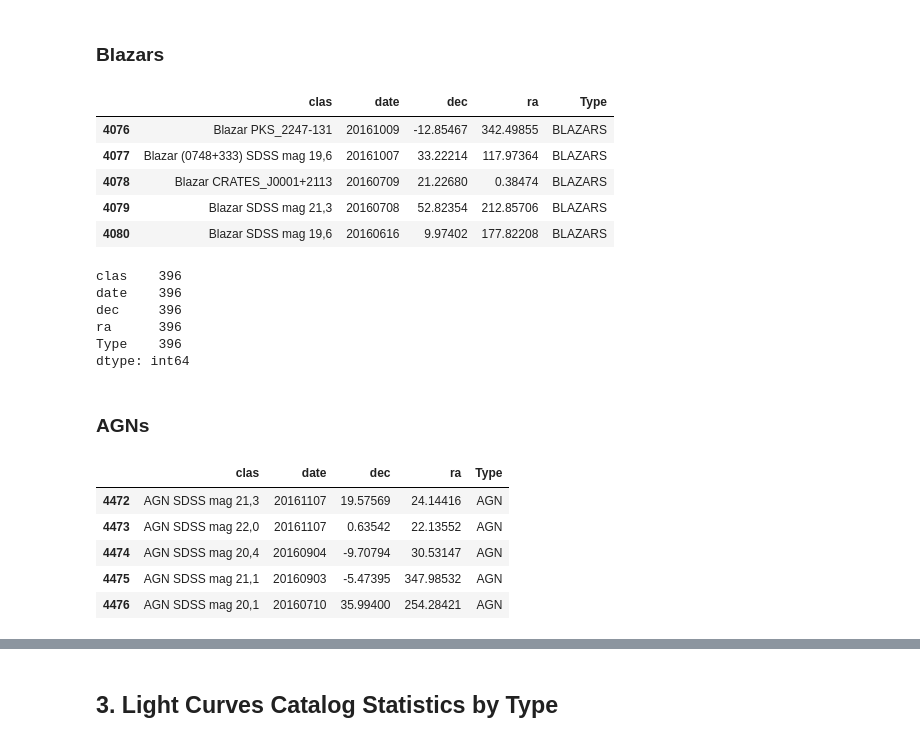
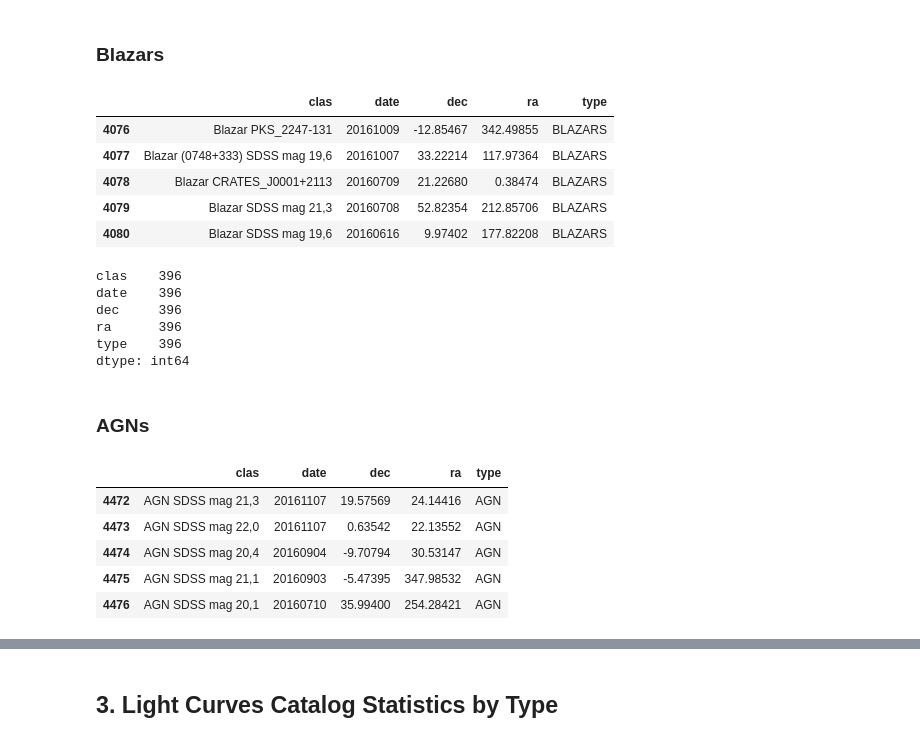
Before and after one commit to diegoalejogm/transient-recognition-lsst, a Jupyter notebook: notebooks/CRTS/CRTS Data Download & Exploration.ipynb, the cells around one changed output, grey strips where cells are left out. Cells and saved outputs as stored; diff of their text form; code cells hidden in the pictures.

```diff
--- a/notebooks/CRTS/CRTS Data Download & Exploration.ipynb
+++ b/notebooks/CRTS/CRTS Data Download & Exploration.ipynb
@@ -13,6 +14,6 @@ from tools import download, time
 # %%
 df_transients = time.time(
     download.all_transients_catalog,
-    overwrite=False
+    overwrite=True
 )
 # %% [output]
@@ -128,10 +124,10 @@ dtype: int64
 # %% [markdown]
 ### Blazars
 # %%
-df_transients_blazars = df_transients[df_transients.Type =='BLAZARS']
+df_transients_blazars = df_transients[df_transients.type =='BLAZARS']
 df_transients_blazars.head()
 # %% [output]
-|  | clas | date | dec | ra | Type |
+|  | clas | date | dec | ra | type |
 | 4076 | Blazar PKS_2247-131 | 20161009 | -12.85467 | 342.49855 | BLAZARS |
 | 4077 | Blazar (0748+333) SDSS mag 19,6 | 20161007 | 33.22214 | 117.97364 | BLAZARS |
 | 4078 | Blazar CRATES_J0001+2113 | 20160709 | 21.22680 | 0.38474 | BLAZARS |
@@ -144,15 +140,15 @@ clas    396
 date    396
 dec     396
 ra      396
-Type    396
+type    396
 dtype: int64
 # %% [markdown]
 ### AGNs
 # %%
-df_transients_agn = df_transients[df_transients.Type =='AGN']
+df_transients_agn = df_transients[df_transients.type =='AGN']
 df_transients_agn.head()
 # %% [output]
-|  | clas | date | dec | ra | Type |
+|  | clas | date | dec | ra | type |
 | 4472 | AGN SDSS mag 21,3 | 20161107 | 19.57569 | 24.14416 | AGN |
 | 4473 | AGN SDSS mag 22,0 | 20161107 | 0.63542 | 22.13552 | AGN |
 | 4474 | AGN SDSS mag 20,4 | 20160904 | -9.70794 | 30.53147 | AGN |
```
Also changed, not shown: parts of 22 cells of this notebook, 2 other files.
